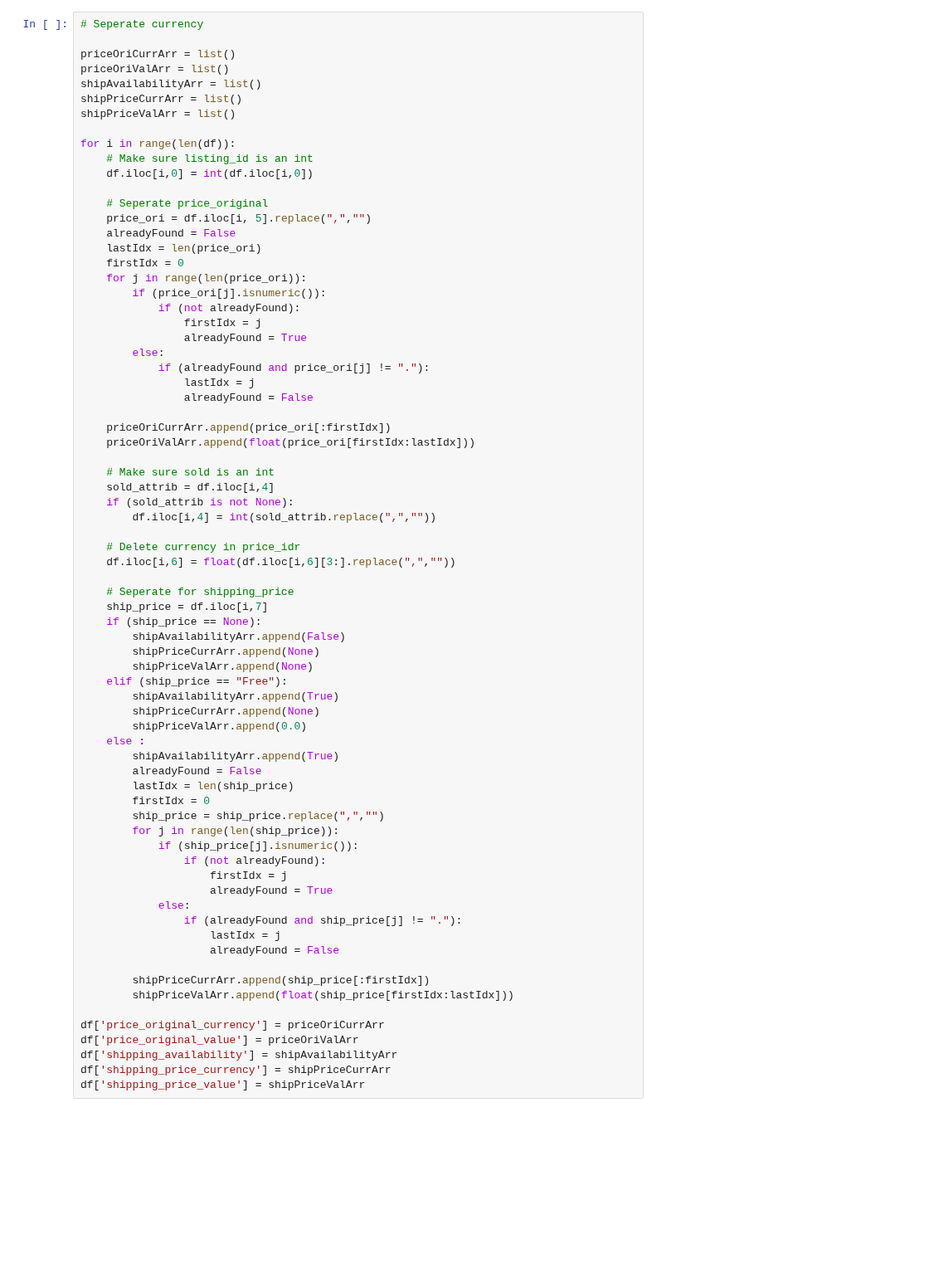
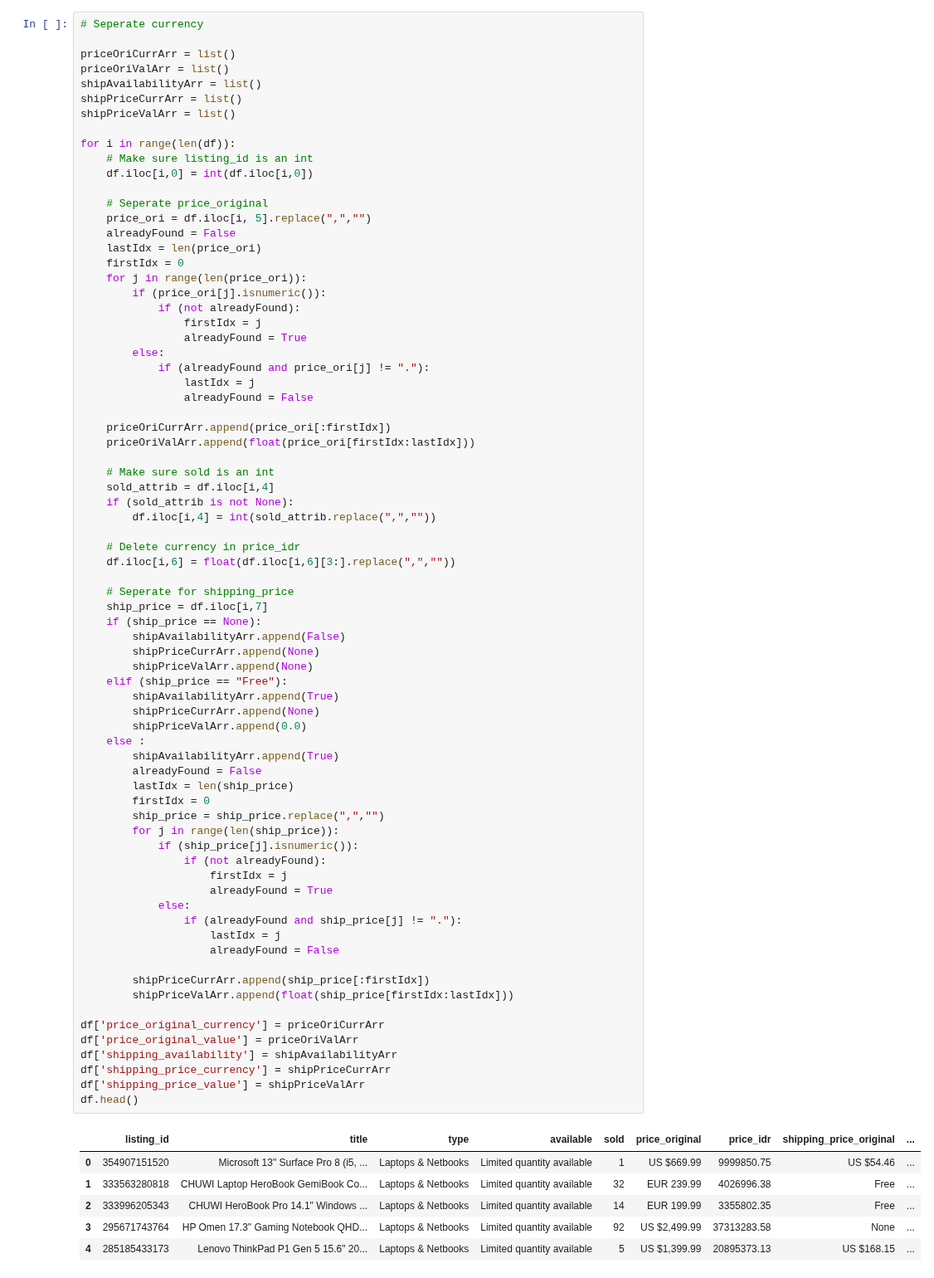
Before and after one commit to wargabasdat/Seleksi-2023-Tugas-1, a Jupyter notebook: Data Scraping/src/preprocess.ipynb, the cells around one changed output. Shown at 83% size. Cells and saved outputs as stored; diff of their text form; blank space fills up the shorter version.

```diff
--- a/Data Scraping/src/preprocess.ipynb
+++ b/Data Scraping/src/preprocess.ipynb
@@ -63,31 +61,39 @@ for i in range(len(df)):
         shipPriceCurrArr.append(None)
         shipPriceValArr.append(None)
     elif (ship_price == "Free"):
         shipAvailabilityArr.append(True)
         shipPriceCurrArr.append(None)
         shipPriceValArr.append(0.0)
     else :
         shipAvailabilityArr.append(True)
         alreadyFound = False
         lastIdx = len(ship_price)
         firstIdx = 0
         ship_price = ship_price.replace(",","")
         for j in range(len(ship_price)):
             if (ship_price[j].isnumeric()):
                 if (not alreadyFound):
                     firstIdx = j
                     alreadyFound = True
             else:
                 if (alreadyFound and ship_price[j] != "."):
                     lastIdx = j
                     alreadyFound = False
 
         shipPriceCurrArr.append(ship_price[:firstIdx])
         shipPriceValArr.append(float(ship_price[firstIdx:lastIdx]))
 
 df['price_original_currency'] = priceOriCurrArr
 df['price_original_value'] = priceOriValArr
 df['shipping_availability'] = shipAvailabilityArr
 df['shipping_price_currency'] = shipPriceCurrArr
 df['shipping_price_value'] = shipPriceValArr
+df.head()
+# %% [output]
+|  | listing_id | title | type | available | sold | price_original | price_idr | shipping_price_original | ... |
+| 0 | 354907151520 | Microsoft 13" Surface Pro 8 (i5, ... | Laptops & Netbooks | Limited quantity available | 1 | US $669.99 | 9999850.75 | US $54.46 | ... |
+| 1 | 333563280818 | CHUWI Laptop HeroBook GemiBook Co... | Laptops & Netbooks | Limited quantity available | 32 | EUR 239.99 | 4026996.38 | Free | ... |
+| 2 | 333996205343 | CHUWI HeroBook Pro 14.1" Windows ... | Laptops & Netbooks | Limited quantity available | 14 | EUR 199.99 | 3355802.35 | Free | ... |
+| 3 | 295671743764 | HP Omen 17.3" Gaming Notebook QHD... | Laptops & Netbooks | Limited quantity available | 92 | US $2,499.99 | 37313283.58 | None | ... |
+| 4 | 285185433173 | Lenovo ThinkPad P1 Gen 5 15.6" 20... | Laptops & Netbooks | Limited quantity available | 5 | US $1,399.99 | 20895373.13 | US $168.15 | ... |
 # %%
```
Also changed, not shown: parts of 9 cells of this notebook, 9 other files.
